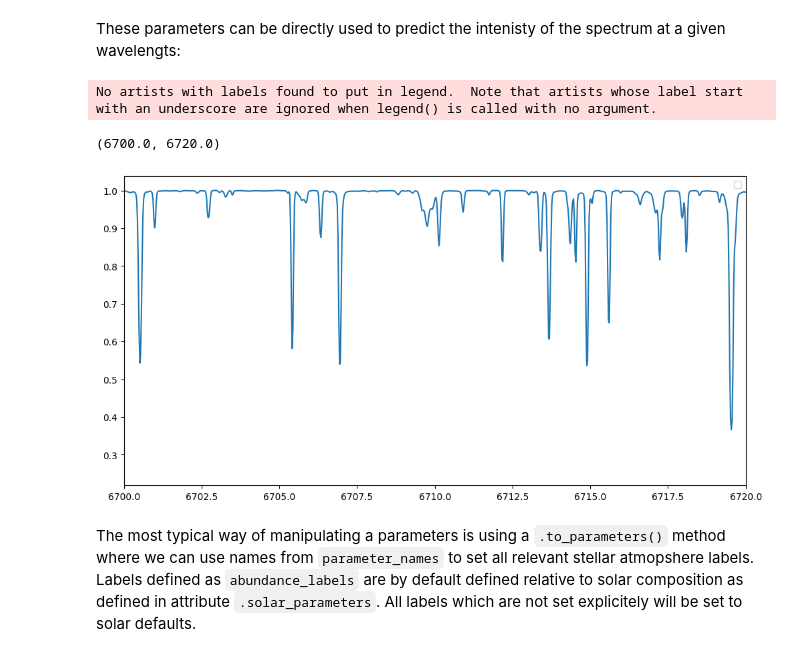
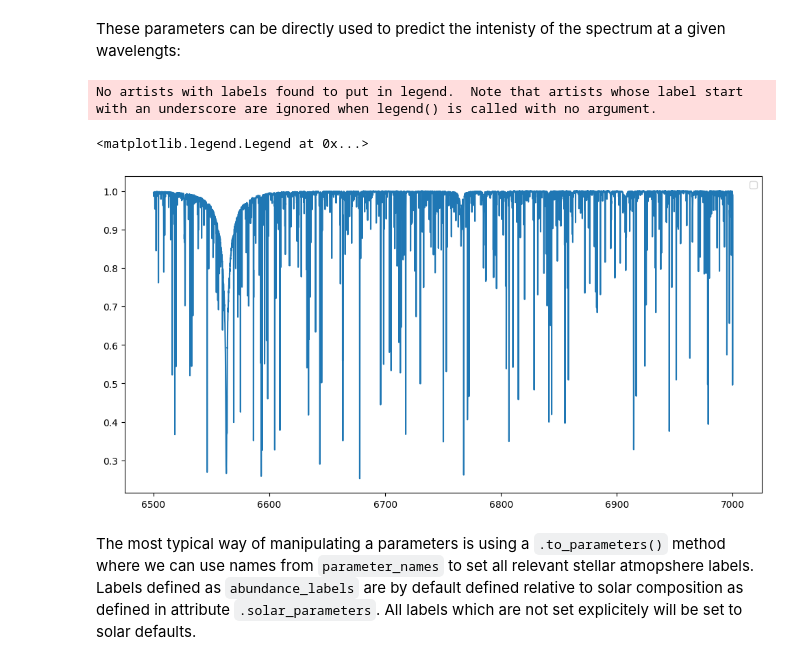
Before and after one commit to RozanskiT/transformer_payne, a Jupyter notebook: tutorial/defining_abundances.ipynb, the cells around one changed output. Cells and saved outputs as stored; diff of their text form; code cells hidden in the pictures.

```diff
--- a/tutorial/defining_abundances.ipynb
+++ b/tutorial/defining_abundances.ipynb
@@ -41,21 +41,20 @@ array([ 3.76170237,  4.44      ,  1.        , 10.93      ,  1.05      ,
 # %% [markdown]
 These parameters can be directly used to predict the intenisty of the spectrum at a given wavelengts:
 # %%
-wave = np.linspace(6500, 7000, 20000)
+wave = air_to_vac(np.linspace(6500, 7000, 20000))
 mu = 1.0
 
 spec_intensities = spec_emulator(np.log10(wave), mu, parameters)
 # %%
 # Plot the blackbody and the emulator intensities
 fig, ax = plt.subplots(1, 1, figsize=(12, 6))
 # on the top full on the bottom zoomed in
-ax.plot(wave, spec_intensities[:,0]/spec_intensities[:,1])
+ax.plot(vac_to_air(wave), spec_intensities[:,0]/spec_intensities[:,1])
 ax.legend()
-ax.set_xlim(6700, 6720)
 # %% [output]
 No artists with labels found to put in legend.  Note that artists whose label start with an underscore are ignored when legend() is called with no argument.
-(6700.0, 6720.0)
+<matplotlib.legend.Legend at 0x...>
-[figure, old version]
+[figure, new version]
 # %% [markdown]
 The most typical way of manipulating a parameters is using a `.to_parameters()` method where we can use names from `parameter_names` to set all relevant stellar atmopshere labels. Labels defined as `abundance_labels` are by default defined relative to solar composition as defined in attribute `.solar_parameters`. All labels which are not set explicitely will be set to solar defaults.
 # %%
```
Also changed, not shown: parts of 4 cells of this notebook, 1 other file.
